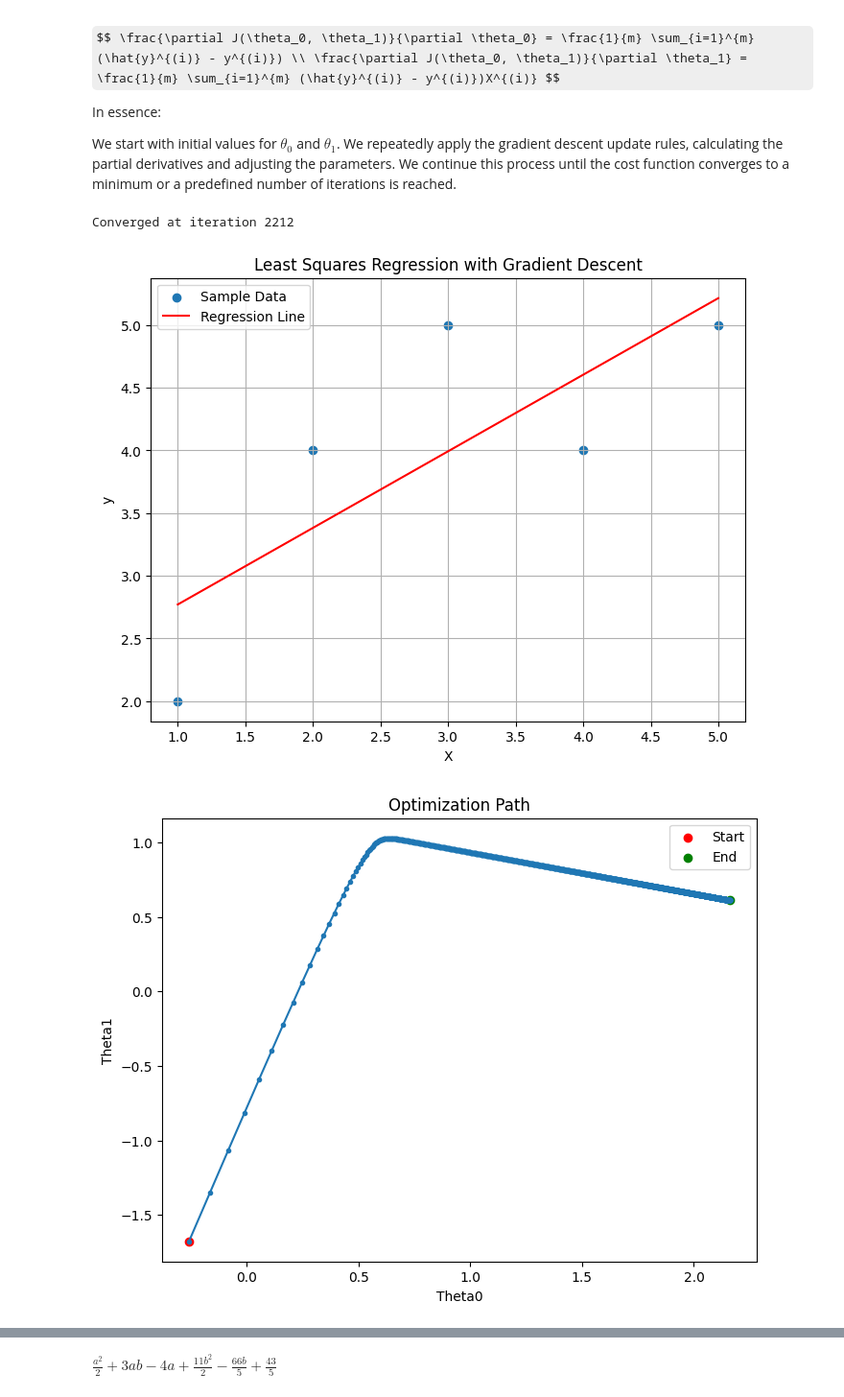
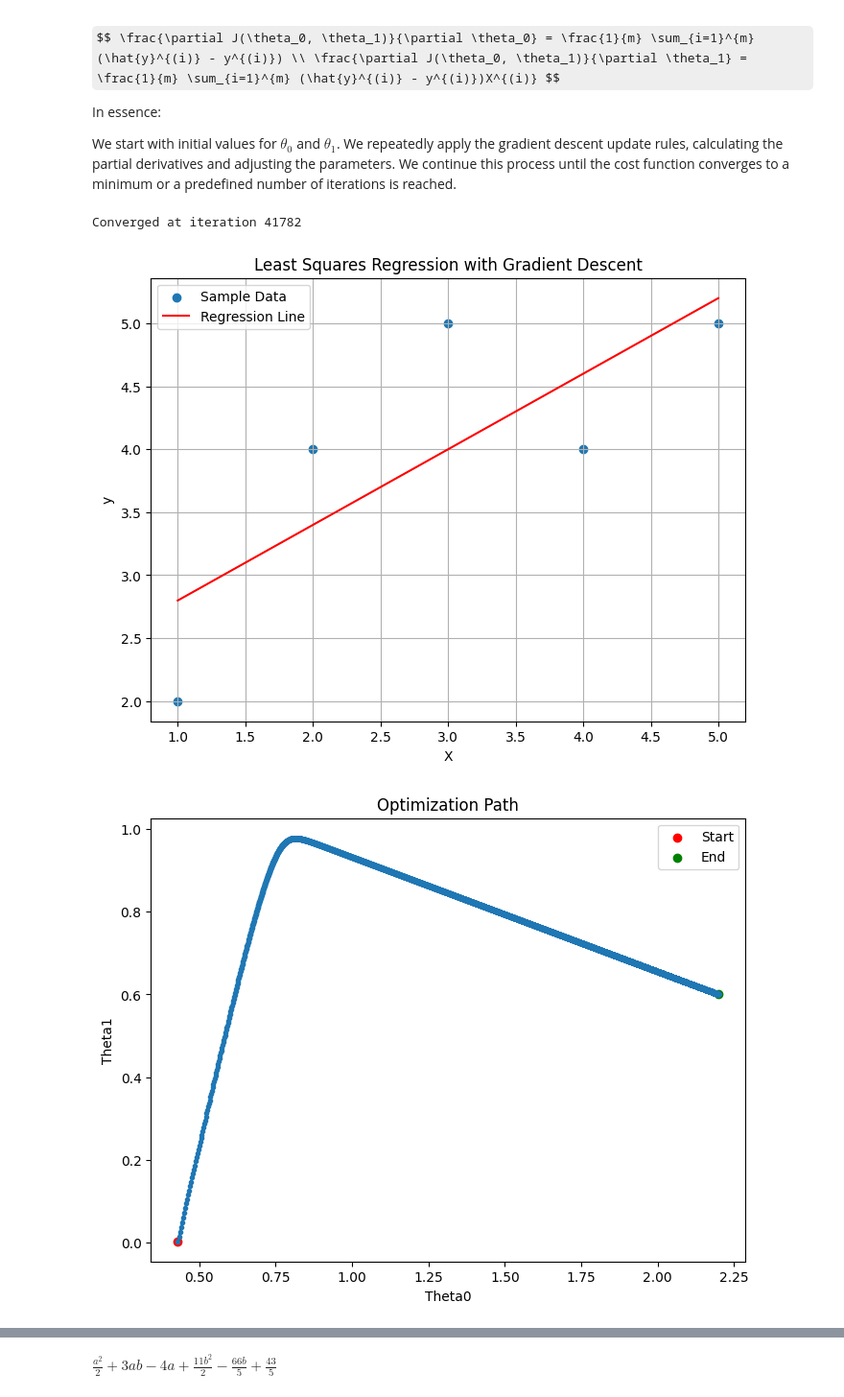
Before and after one commit to kl2217/finite-element, a Jupyter notebook: gradient_descent.ipynb, the cells around one changed output, grey strips where cells are left out. Shown at 96% size. Saved outputs shown, nothing was run; the diff lists cells and outputs as text; code cells hidden in the pictures; some formulas as TeX source.

```diff
--- a/gradient_descent.ipynb
+++ b/gradient_descent.ipynb
@@ -262,7 +262,11 @@ def least_squares_gd(X, y, learning_rate=0.01, iterations=1000, threshold=1e-6):
     return theta, np.array(history), errors
 
 # Perform gradient descent
-theta, theta_history, errors = least_squares_gd(X, y, 0.01, 10000)
+# theta, theta_history, errors = least_squares_gd(X, y, 0.01, 10000)
+
+#decrease learning rate, threshold will give better solution, but more expensive
+theta, theta_history, errors = least_squares_gd(X, y, 0.001, 100000, 1e-10)
+
 
 
 # Make predictions
@@ -275,32 +279,32 @@ plt.plot(X, y_pred, color='red', label='Regression Line')
 plt.xlabel('X')
 plt.ylabel('y')
 plt.title('Least Squares Regression with Gradient Descent')
 plt.legend()
 plt.grid(True)
 
 # Plot the optimization path
 plt.figure(figsize=(8, 6))
 plt.plot(theta_history[:, 0], theta_history[:, 1], marker='o', markersize=3, linestyle='-')
 plt.scatter(theta_history[0, 0], theta_history[0, 1], color='red', label='Start')
 plt.scatter(theta_history[-1, 0], theta_history[-1, 1], color='green', label='End') #Final point
 plt.xlabel("Theta0")
 plt.ylabel("Theta1")
 plt.title("Optimization Path")
 plt.legend()
 
 #Plot the error
 plt.figure(figsize=(8,6))
 plt.plot(errors)
 plt.xlabel("Iteration")
 plt.ylabel("Error")
 plt.title("Error vs Iteration")
 
 
 plt.show()
 
 print(f"Intercept (theta0): {theta[0]}")
 print(f"Slope (theta1): {theta[1]}")
 # %% [output]
-Converged at iteration 2212
+Converged at iteration 41782
 [figure]
-[figure, old version]
+[figure, new version]
```
Also changed, not shown: parts of 2 cells of this notebook.
